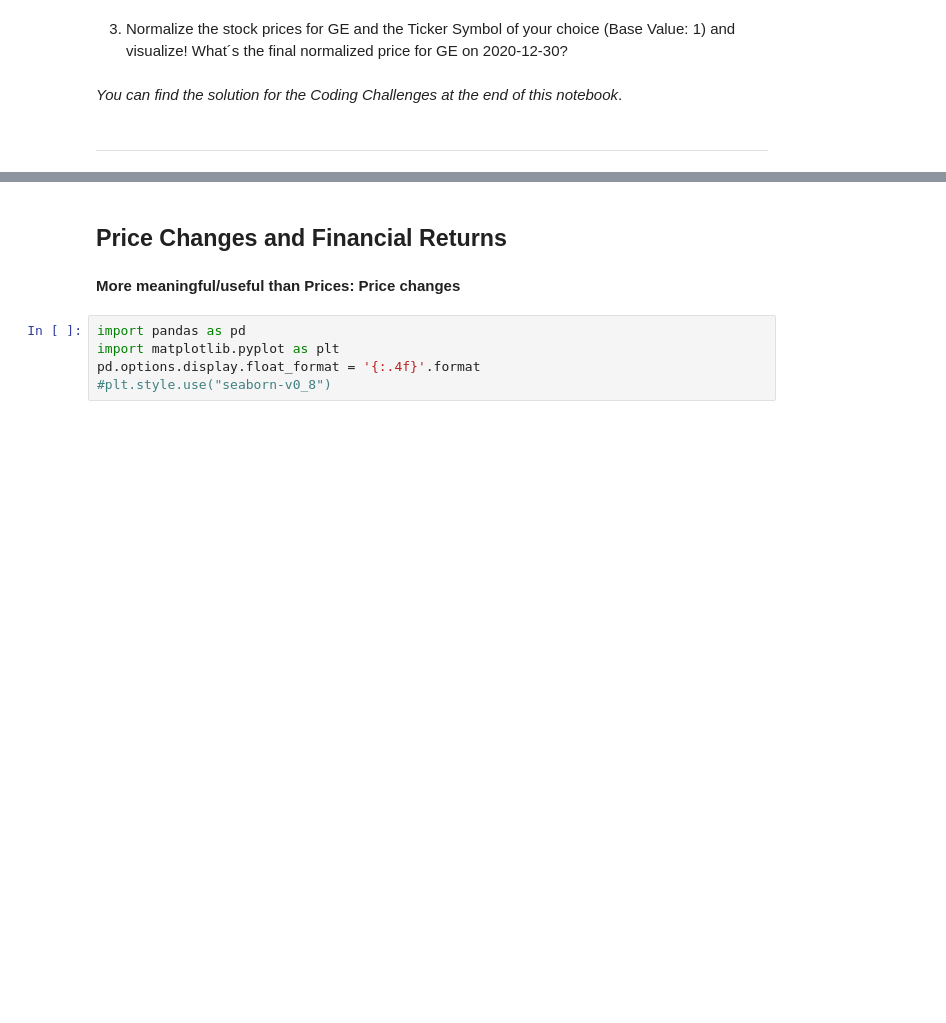
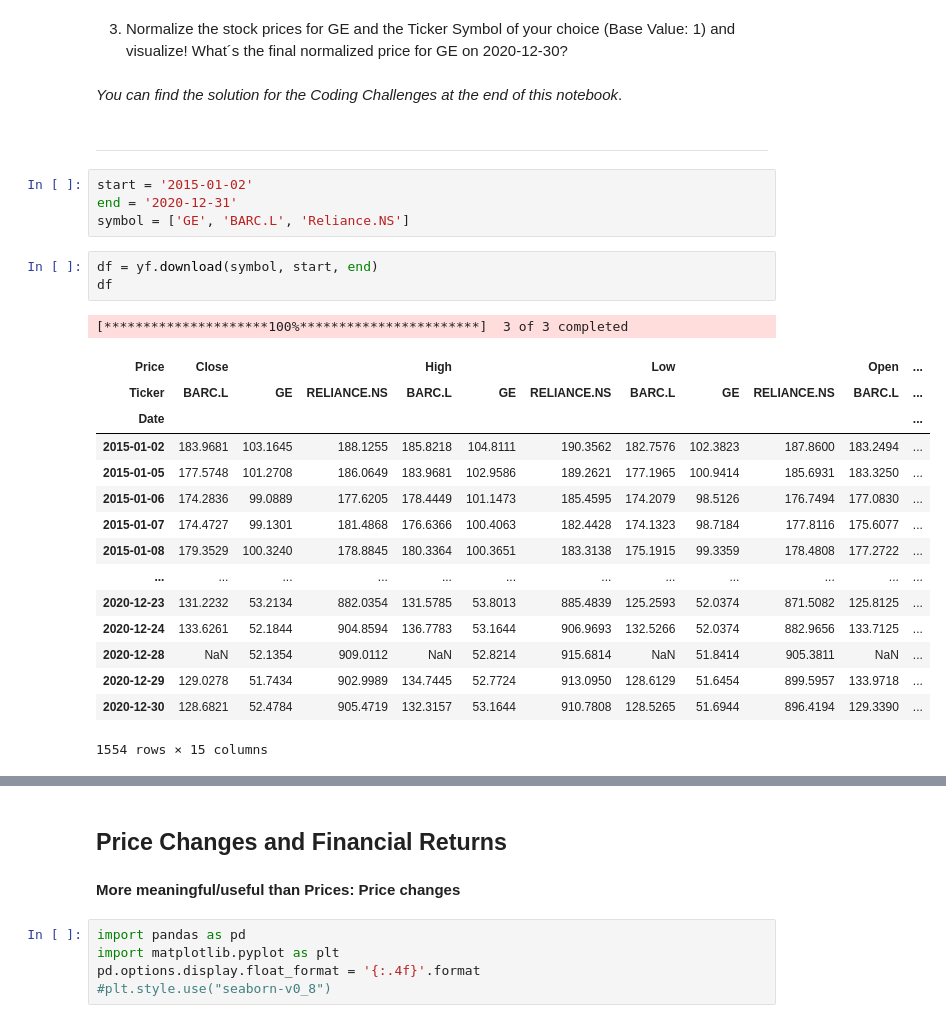
Before and after one commit to L-Gre/TradeFX-AI, a Jupyter notebook: pt2_pandas_oop_financial_analytics/NB_02_Financial_Data_Analysis.ipynb, the cells around one changed output, grey strips where cells are left out. Saved outputs shown, nothing was run; the diff lists cells and outputs as text; blank space fills up the shorter version.

```diff
--- a/pt2_pandas_oop_financial_analytics/NB_02_Financial_Data_Analysis.ipynb
+++ b/pt2_pandas_oop_financial_analytics/NB_02_Financial_Data_Analysis.ipynb
@@ -508,3 +508,27 @@ Check the suffix list here https://help.yahoo.com/kb/exchanges-data-providers-ya
 _You can find the solution for the Coding Challenges at the end of this notebook_.
 # %% [markdown]
 -----------------------------------------------------
+# %%
+start = '2015-01-02'
+end = '2020-12-31'
+symbol = ['GE', 'BARC.L', 'Reliance.NS']
+# %%
+df = yf.download(symbol, start, end)
+df
+# %% [output]
+[*********************100%***********************]  3 of 3 completed
+| Price | Close |  |  | High |  |  | Low |  |  | Open | ... |
+| Ticker | BARC.L | GE | RELIANCE.NS | BARC.L | GE | RELIANCE.NS | BARC.L | GE | RELIANCE.NS | BARC.L | ... |
+| Date |  |  |  |  |  |  |  |  |  |  | ... |
+| 2015-01-02 | 183.9681 | 103.1645 | 188.1255 | 185.8218 | 104.8111 | 190.3562 | 182.7576 | 102.3823 | 187.8600 | 183.2494 | ... |
+| 2015-01-05 | 177.5748 | 101.2708 | 186.0649 | 183.9681 | 102.9586 | 189.2621 | 177.1965 | 100.9414 | 185.6931 | 183.3250 | ... |
+| 2015-01-06 | 174.2836 | 99.0889 | 177.6205 | 178.4449 | 101.1473 | 185.4595 | 174.2079 | 98.5126 | 176.7494 | 177.0830 | ... |
+| 2015-01-07 | 174.4727 | 99.1301 | 181.4868 | 176.6366 | 100.4063 | 182.4428 | 174.1323 | 98.7184 | 177.8116 | 175.6077 | ... |
+| 2015-01-08 | 179.3529 | 100.3240 | 178.8845 | 180.3364 | 100.3651 | 183.3138 | 175.1915 | 99.3359 | 178.4808 | 177.2722 | ... |
+| ... | ... | ... | ... | ... | ... | ... | ... | ... | ... | ... | ... |
+| 2020-12-23 | 131.2232 | 53.2134 | 882.0354 | 131.5785 | 53.8013 | 885.4839 | 125.2593 | 52.0374 | 871.5082 | 125.8125 | ... |
+| 2020-12-24 | 133.6261 | 52.1844 | 904.8594 | 136.7783 | 53.1644 | 906.9693 | 132.5266 | 52.0374 | 882.9656 | 133.7125 | ... |
+| 2020-12-28 | NaN | 52.1354 | 909.0112 | NaN | 52.8214 | 915.6814 | NaN | 51.8414 | 905.3811 | NaN | ... |
+| 2020-12-29 | 129.0278 | 51.7434 | 902.9989 | 134.7445 | 52.7724 | 913.0950 | 128.6129 | 51.6454 | 899.5957 | 133.9718 | ... |
+| 2020-12-30 | 128.6821 | 52.4784 | 905.4719 | 132.3157 | 53.1644 | 910.7808 | 128.5265 | 51.6944 | 896.4194 | 129.3390 | ... |
+1554 rows × 15 columns
```
Also changed, not shown: parts of 60 cells of this notebook.
